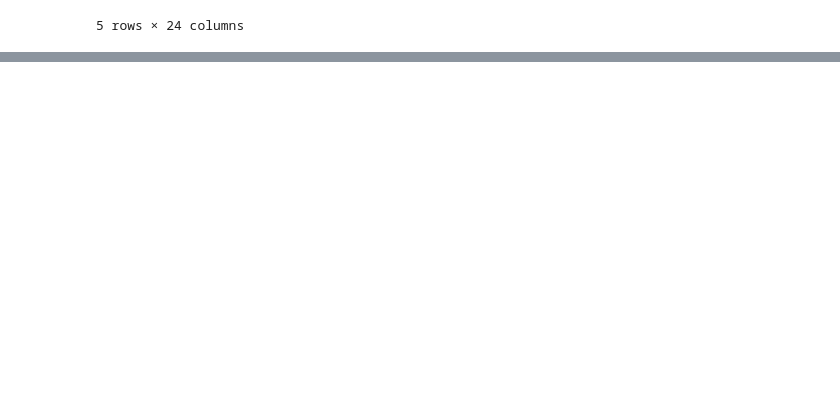
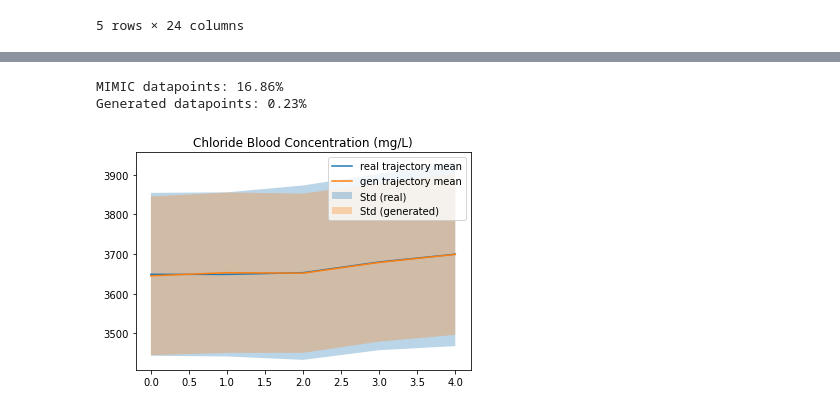
Before and after one commit to faaizT/CausalTwinAssessment, a Jupyter notebook: Using VAEs to augment MIMIC.ipynb, the cells around one changed output, grey strips where cells are left out. Saved outputs shown, nothing was run; the diff lists cells and outputs as text; code cells hidden in the pictures; blank space fills up the shorter version.

Commit message:
Added plots for saved generated data

```diff
--- a/Using VAEs to augment MIMIC.ipynb
+++ b/Using VAEs to augment MIMIC.ipynb
@@ -61,7 +61,7 @@ for k, v in column_mappings.items():
 
 pulse_data = pulse_data.rename(columns=pulse_rename)
 # %%
-MIMICtable = pd.read_csv("/data/localhost/taufiq/export-dir/MIMIC-1hourly-length-5.csv")
+MIMICtable = pd.read_csv("/data/localhost/taufiq/export-dir/MIMIC-1hourly-length-5-with-actions.csv")
 MIMICtable['icustay_id'] = MIMICtable['icustay_id'].astype(int)
 MIMICtable.head()
 # %% [output]
@@ -1021,0 +1080,48 @@ gen_female.to_csv("/data/localhost/taufiq/export-dir/MIMIC-generated-length-5-ge
+# %%
+col_name = "Chloride"
+At = [3,3,3,3]
+gender = 0.0
+
+resampled = pd.read_csv(f"/data/localhost/taufiq/export-dir/MIMIC-generated-length-5-gender-{gender}.csv")
+
+col_v = []
+col_v_ub = []
+col_v_lb = []
+col_v_real = []
+col_v_ub_real = []
+col_v_lb_real = []
+
+resampled_filtered = resampled.copy()
+icustayids_filtered = resampled_filtered['icustay_id'].unique()
+MIMIC_combined_filtered = MIMIC_combined[MIMIC_combined['gender']==gender].copy()
+
+for t in range(len(At)):
+    icustayids_filtered = resampled_filtered.loc[(resampled_filtered['icustay_id'].isin(icustayids_filtered)) & (resampled_filtered['bloc']==t+1) & (resampled_filtered[f'A']==At[t]), 'icustay_id'].unique()
+    MIMIC_combined_filtered = MIMIC_combined_filtered[MIMIC_combined_filtered[f'A_t{t}']==At[t]]
+
+icustayids = resampled_filtered['icustay_id'].unique()
+resampled_filtered = resampled[resampled['icustay_id'].isin(icustayids_filtered)]
+
+print(f'MIMIC datapoints: {round(len(MIMIC_combined_filtered)/len(MIMIC_combined)*100,2)}%')
+print(f'Generated datapoints: {round(len(resampled_filtered)/len(resampled),2)}%')
+
+for t in range(5):
+    resampled_bloc = resampled_filtered[resampled_filtered['bloc']==t+1]
+    col_v_lb.append(resampled_bloc[f'{col_name}'].mean() - resampled_bloc[f'{col_name}'].std())
+    col_v_ub.append(resampled_bloc[f'{col_name}'].mean() + resampled_bloc[f'{col_name}'].std())
+    col_v.append(resampled_bloc[f'{col_name}'].mean())
+    col_v_lb_real.append(MIMIC_combined_filtered[f'{col_name}_t{t}'].mean() - MIMIC_combined_filtered[f'{col_name}_t{t}'].std())
+    col_v_ub_real.append(MIMIC_combined_filtered[f'{col_name}_t{t}'].mean() + MIMIC_combined_filtered[f'{col_name}_t{t}'].std())
+    col_v_real.append(MIMIC_combined_filtered[f'{col_name}_t{t}'].mean())
+
+plt.plot(col_v_real, label='real trajectory mean')
+plt.plot(col_v, label='gen trajectory mean')
+plt.fill_between(list(range(5)), col_v_lb_real, col_v_ub_real, alpha=0.3, label='Std (real)')
+plt.fill_between(list(range(5)), col_v_lb, col_v_ub, alpha=0.3, label='Std (generated)')
+plt.title(f'{column_names_unit[col_name]}')
+plt.legend()
+plt.show()
+# %% [output]
+MIMIC datapoints: 16.86%
+Generated datapoints: 0.23%
+[figure, added]
```
Also changed, not shown: parts of 14 cells of this notebook.
